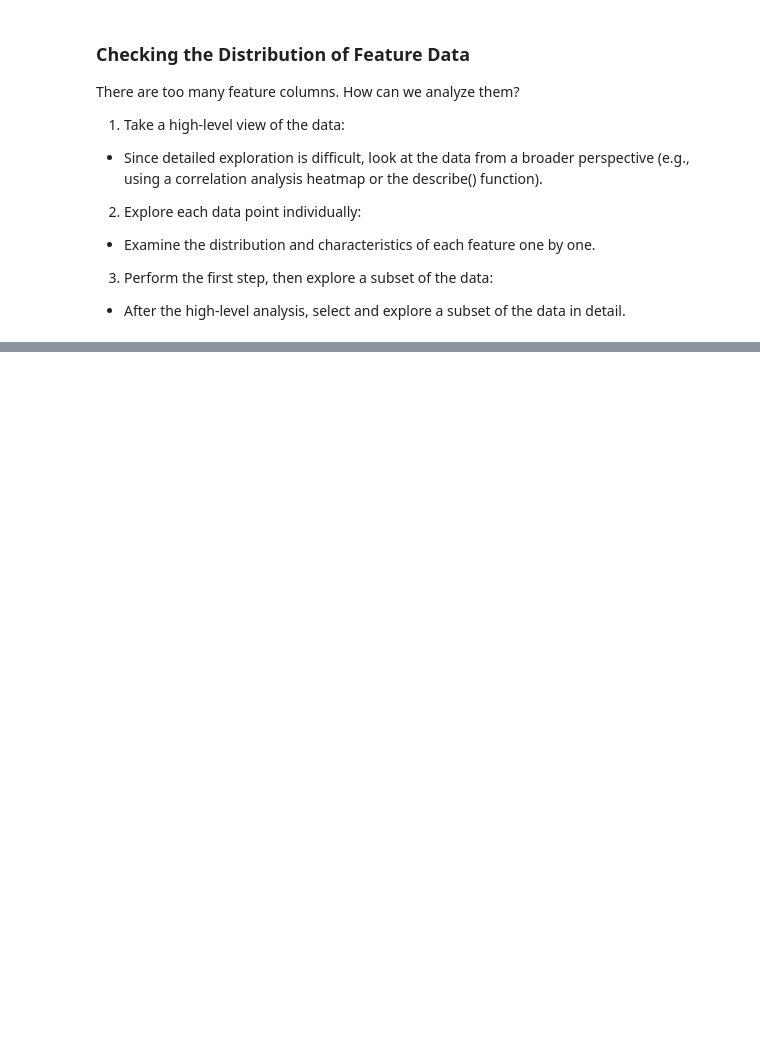
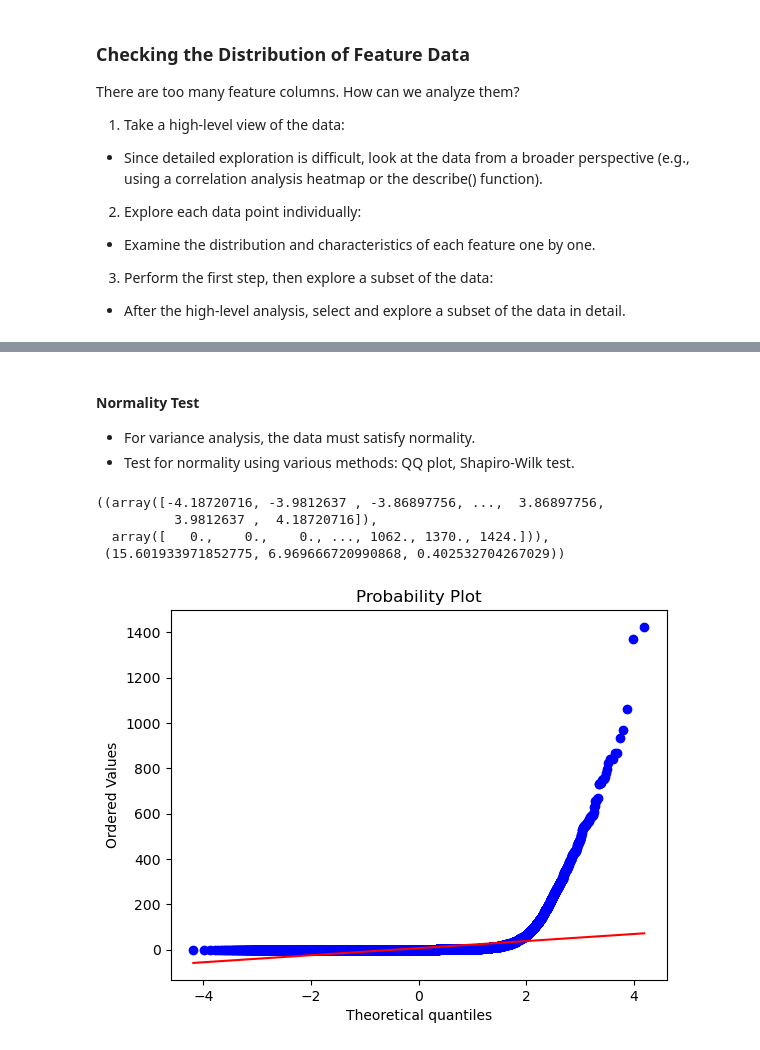
Before and after one commit to chulwonchae/2024-Summer-ML-Projects, a Jupyter notebook: 2. Blog_comment_predict.ipynb, the cells around one changed output, grey strips where cells are left out. Saved outputs shown, nothing was run; the diff lists cells and outputs as text; code cells hidden in the pictures; blank space fills up the shorter version.

```diff
--- a/2. Blog_comment_predict.ipynb
+++ b/2. Blog_comment_predict.ipynb
@@ -469,0 +644,6 @@ There are too many feature columns. How can we analyze them?
+# %%
+# casting categorical data as int
+dict_cast = {}
+for name in categorical_column_list:
+    dict_cast[name] = int
+df_train = df_train.astype(dict_cast)
@@ -469,0 +664,12 @@ There are too many feature columns. How can we analyze them?
+# %% [markdown]
+#### Normality Test
+- For variance analysis, the data must satisfy normality.
+- Test for normality using various methods: QQ plot, Shapiro-Wilk test.
+# %%
+stats.probplot(df_train["target"], dist=stats.norm, plot=plt)
+# %% [output]
+((array([-4.18720716, -3.9812637 , -3.86897756, ...,  3.86897756,
+          3.9812637 ,  4.18720716]),
+  array([   0.,    0.,    0., ..., 1062., 1370., 1424.])),
+ (15.601933971852775, 6.969666720990868, 0.402532704267029))
+[figure, added]
```
Also changed, not shown: parts of 73 cells of this notebook.
